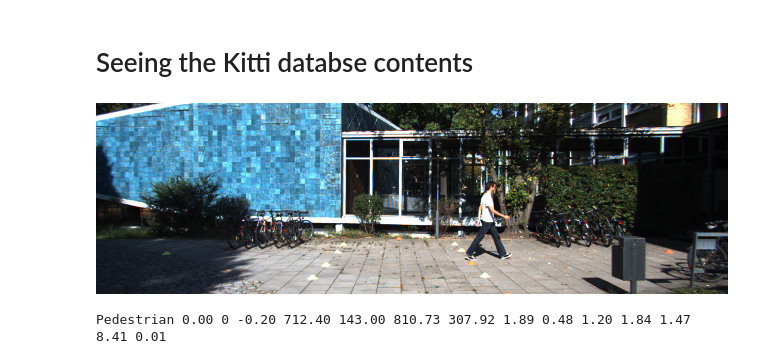
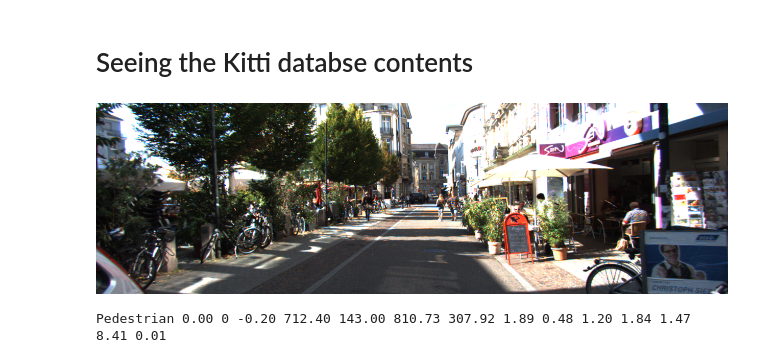
Before and after one commit to CAR-Driving/yoloOnGoogleColab, a Jupyter notebook: Kitti_Database_Downloding_and_Converting_to_XML_simple.ipynb, the cells around one changed output. Saved outputs shown, nothing was run; the diff lists cells and outputs as text; code cells hidden in the pictures.

```diff
--- a/Kitti_Database_Downloding_and_Converting_to_XML_simple.ipynb
+++ b/Kitti_Database_Downloding_and_Converting_to_XML_simple.ipynb
@@ -93,9 +93,9 @@ Streaming output truncated to the last 5000 lines.
 # Seeing the Kitti databse contents
 # %%
 from IPython.display import Image
-Image('/content/kitti_single/training/image_2/000000.png')
+Image('/content/kitti_single/training/image_2/004002.png')
 # %% [output]
-[figure, old version]
+[figure, new version]
 # %%
 !cat /content/kitti_single/training/label_2/000000.txt
 # %% [output]
```
Also changed, not shown: parts of 11 cells of this notebook.
